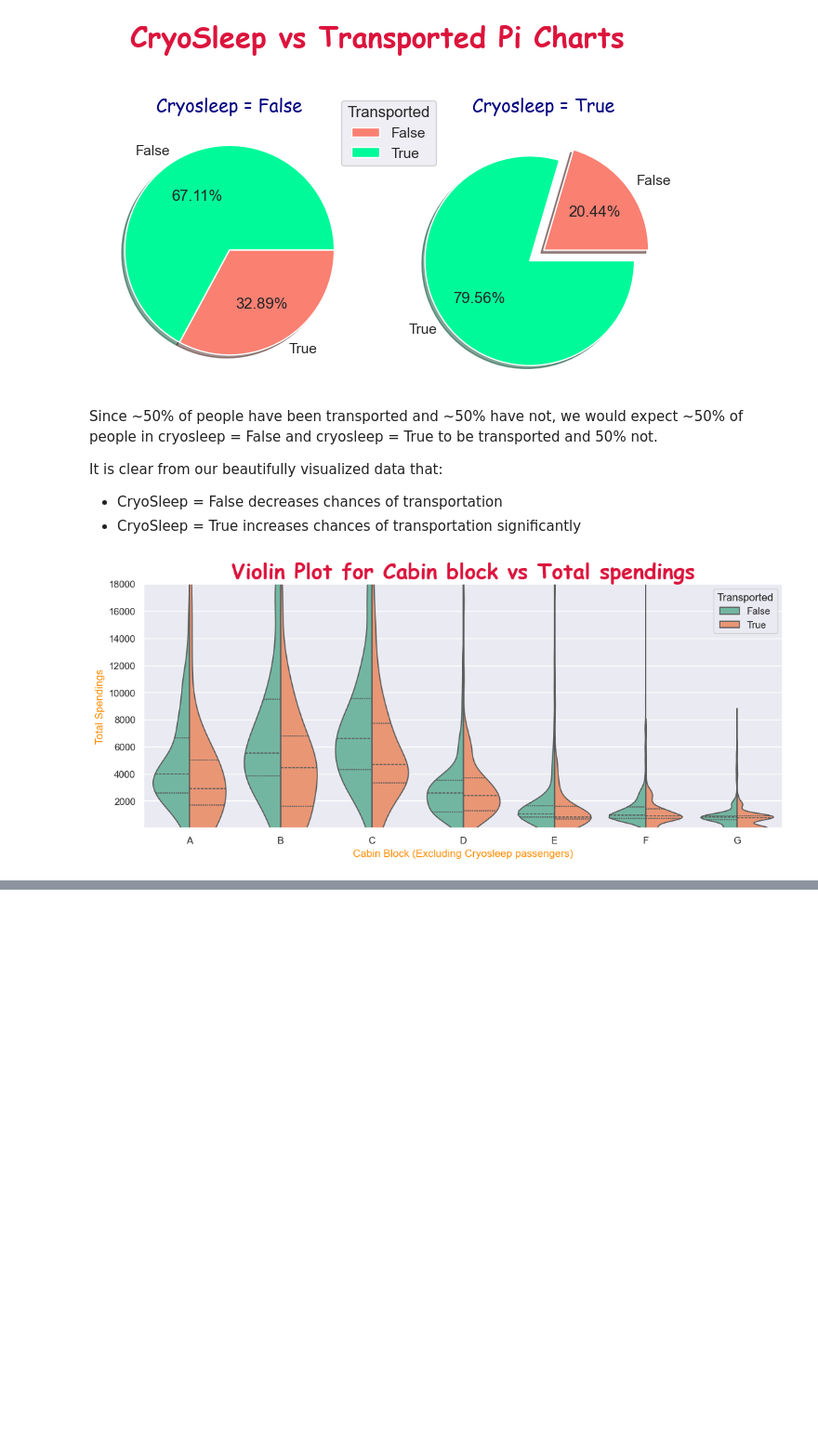
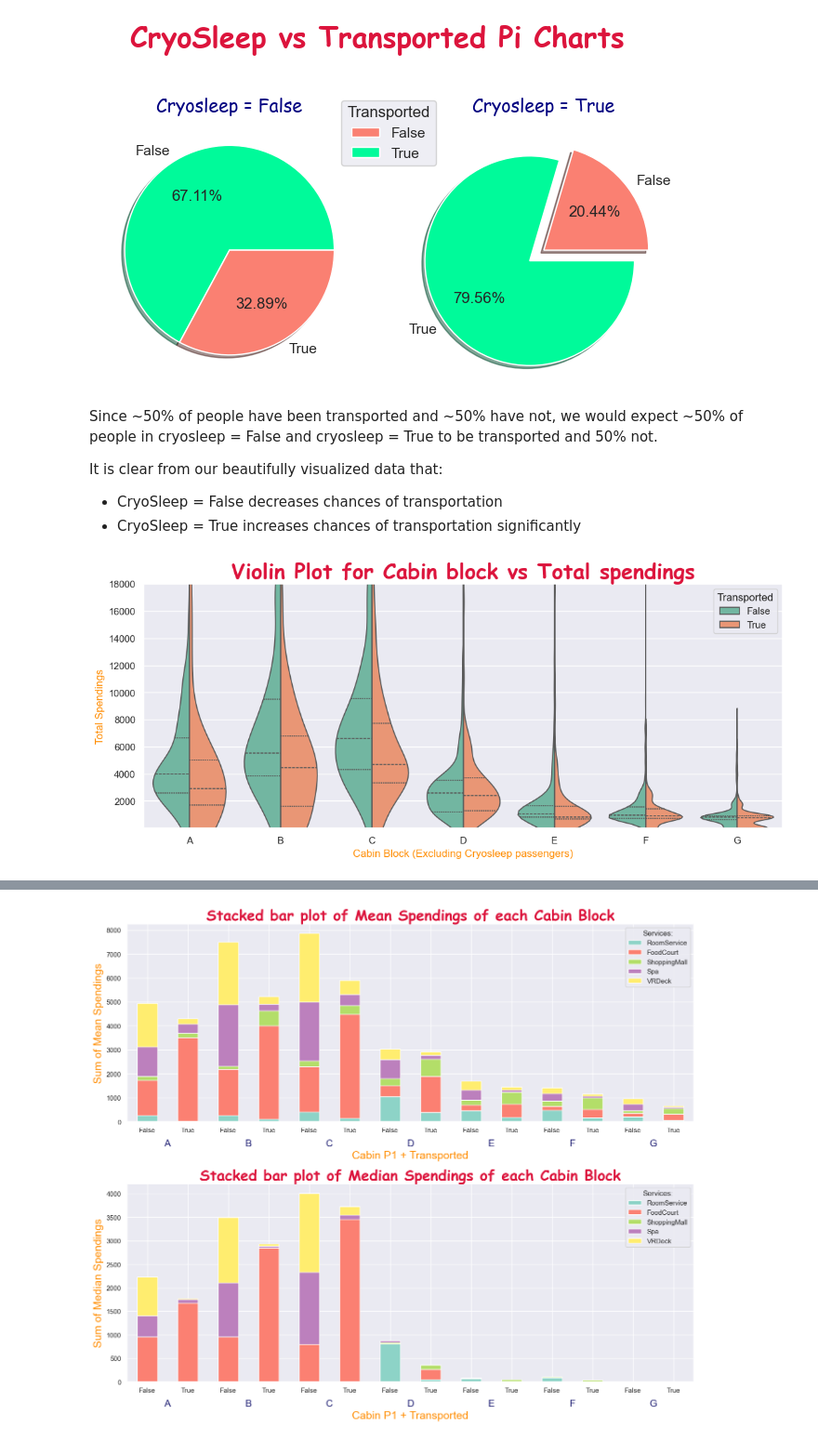
Before and after one commit to bestboybest/OlympusTech3.0--AstroGoodBoy, a Jupyter notebook: Task2/AstroGoodBoy_notebook_cleaning.ipynb, the cells around one changed output, grey strips where cells are left out. Shown: that part at 93% size. Saved outputs shown, nothing was run; the diff lists cells and outputs as text; code cells hidden in the pictures; blank space fills up the shorter version.

Commit message:
Almost done exploring data

```diff
--- a/Task2/AstroGoodBoy_notebook_cleaning.ipynb
+++ b/Task2/AstroGoodBoy_notebook_cleaning.ipynb
@@ -1324,0 +1338,44 @@ plt.show()
+# %%
+#To notice impact of each spending individually as well, let's make a stacked bar plot
+
+#We'll do based on median spendings of each column (to ignore the outliers) (and only consider non cryosleep passengers)
+#I changed my mind later i want both the median and mean spending plots since interesting
+
+fig, (ax1, ax2) = plt.subplots(2, 1, figsize = (14, 12))
+
+toPlot = cleanData[cleanData['CryoSleep'] == False].groupby(['Cabin P1', 'Transported'])[['RoomService', 'FoodCourt', 'ShoppingMall', 'Spa', 'VRDeck']].mean()
+toPlot.plot.bar(stacked = True,rot = 0, ax = ax1, cmap = 'Set3')
+
+#Set False True only first
+ax1.set_xticklabels(toPlot.index.get_level_values(1))
+
+#Secondary labels
+ax1.set_xticks(np.arange(0.5, len(toPlot.index), 2) , minor=True)
+ax1.set_xticklabels(labels = toPlot.index.get_level_values(0).unique(), minor=True, color = 'midnightblue')
+
+#Moving the secondary labels down for aesthetic appeal
+ax1.tick_params(axis='x', which='minor', pad=25, labelsize=16)
+
+ax1.set_title('Stacked bar plot of Mean Spendings of each Cabin Block', fontdict = titleFont, size = 24)
+ax1.set_xlabel("Cabin P1 + Transported", size=18, color = 'darkorange')
+ax1.set_ylabel("Sum of Mean Spendings", size = 18, color = 'darkorange')
+ax1.legend(title = 'Services:')
+
+toPlot = cleanData[cleanData['CryoSleep'] == False].groupby(['Cabin P1', 'Transported'])[['RoomService', 'FoodCourt', 'ShoppingMall', 'Spa', 'VRDeck']].median()
+toPlot.plot.bar(stacked = True, rot = 0, ax = ax2, cmap = 'Set3')
+
+ax2.set_xticklabels(toPlot.index.get_level_values(1))
+ax2.set_xticks(np.arange(0.5, len(toPlot.index), 2) , minor=True)
+ax2.set_xticklabels(toPlot.index.get_level_values(0).unique(), minor=True, color = 'midnightblue')
+ax2.tick_params(axis='x', which='minor', pad=25, labelsize=16)
+
+ax2.set_title('Stacked bar plot of Median Spendings of each Cabin Block', fontdict = titleFont, size = 24)
+ax2.set_xlabel("Cabin P1 + Transported", size=18, color = 'darkorange')
+ax2.set_ylabel("Sum of Median Spendings", size = 18, color = 'darkorange')
+ax2.legend(title = 'Services:')
+
+plt.tight_layout()
+plt.savefig(saveDir + '4) StackedBarSpendings.jpeg', dpi = 300)
+plt.show()
+# %% [output]
+[figure, added]
```
Also changed, not shown: parts of 9 cells of this notebook, 4 other files.
